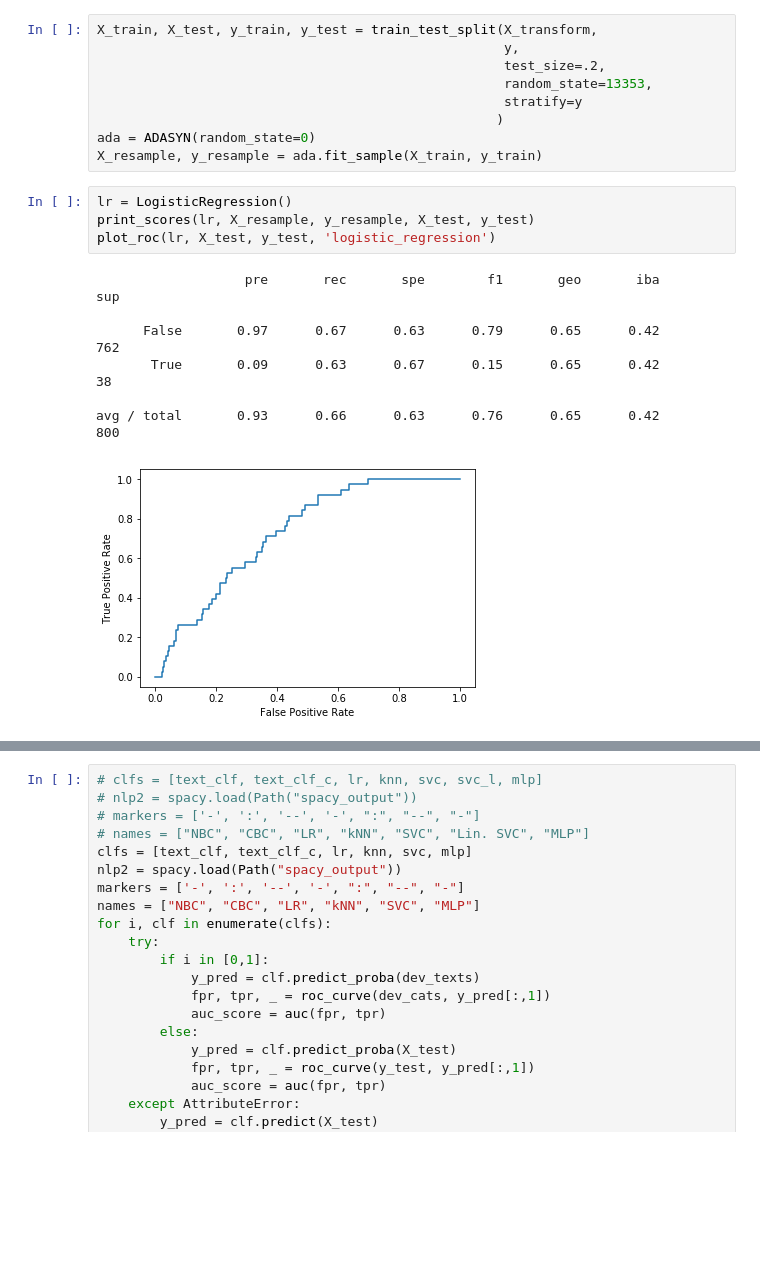
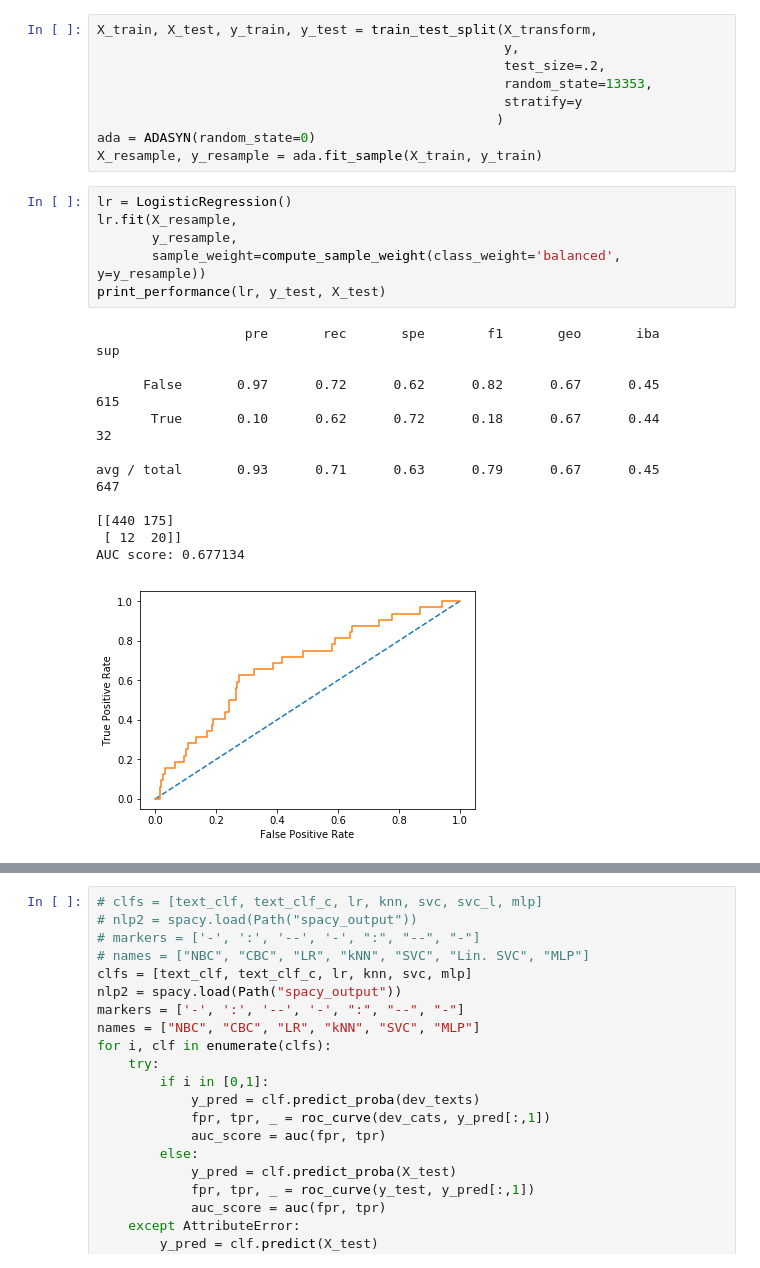
Before and after one commit to aauss/EventEpi, a Jupyter notebook: notebooks/classification.ipynb, the cells around one changed output, grey strips where cells are left out. Saved outputs shown, nothing was run; the diff lists cells and outputs as text; blank space fills up the shorter version.

```diff
--- a/notebooks/classification.ipynb
+++ b/notebooks/classification.ipynb
@@ -802,17 +602,23 @@ X_train, X_test, y_train, y_test = train_test_split(X_transform,
                                                    )
 ada = ADASYN(random_state=0)
 X_resample, y_resample = ada.fit_sample(X_train, y_train)
-# %%
-lr = LogisticRegression()
-print_scores(lr, X_resample, y_resample, X_test, y_test)
-plot_roc(lr, X_test, y_test, 'logistic_regression')
-# %% [output]
-                   pre       rec       spe        f1       geo       iba       sup
-
-      False       0.97      0.67      0.63      0.79      0.65      0.42       762
-       True       0.09      0.63      0.67      0.15      0.65      0.42        38
-
-avg / total       0.93      0.66      0.63      0.76      0.65      0.42       800
-[figure, removed]
+# %%
+lr = LogisticRegression()
+lr.fit(X_resample,
+       y_resample,
+       sample_weight=compute_sample_weight(class_weight='balanced', y=y_resample))
+print_performance(lr, y_test, X_test)
+# %% [output]
+                   pre       rec       spe        f1       geo       iba       sup
+
+      False       0.97      0.72      0.62      0.82      0.67      0.45       615
+       True       0.10      0.62      0.72      0.18      0.67      0.44        32
+
+avg / total       0.93      0.71      0.63      0.79      0.67      0.45       647
+
+[[440 175]
+ [ 12  20]]
+AUC score: 0.677134
+[figure, added]
 # %%
 knn = KNeighborsClassifier()
```
Also changed, not shown: parts of 22 cells of this notebook, 22 other files.
